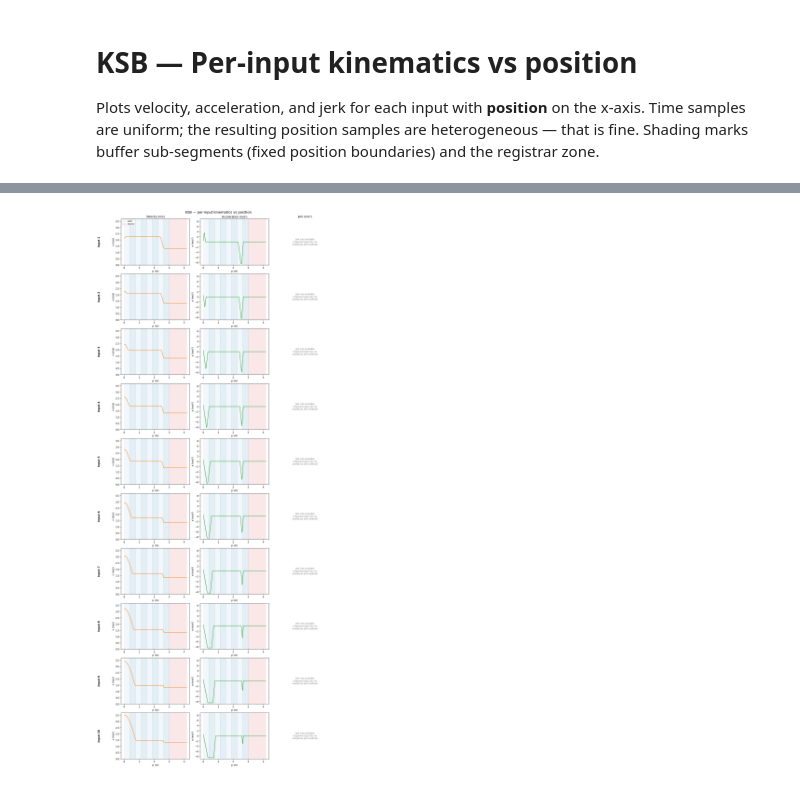
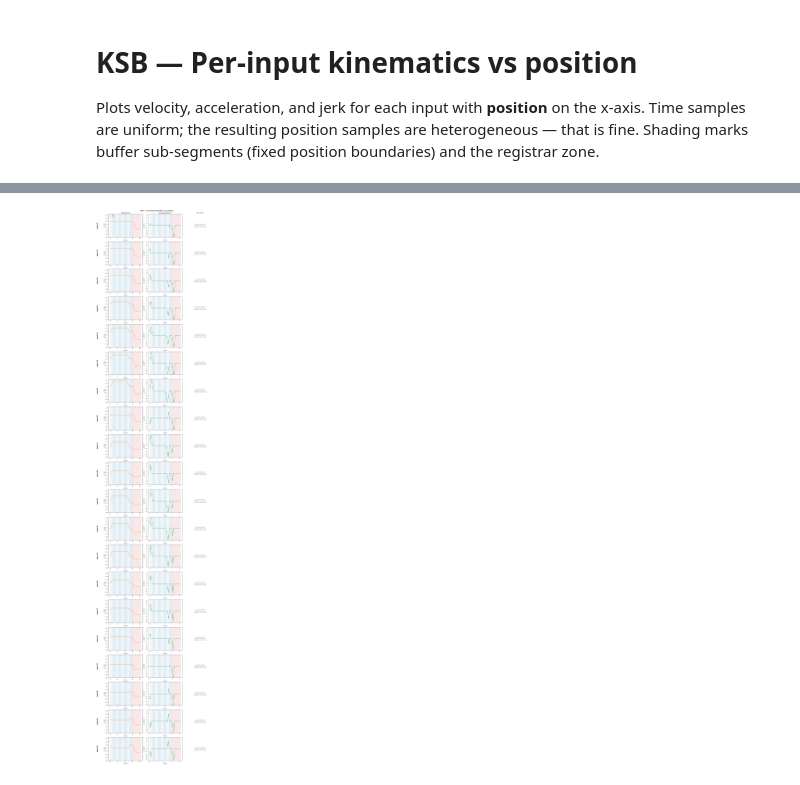
Before and after one commit to JvPost/Portfolio, a Jupyter notebook: ksb/notebooks/plot_inputs_vs_position.ipynb, the cells around one changed output, grey strips where cells are left out. Saved outputs shown, nothing was run; the diff lists cells and outputs as text; code cells hidden in the pictures.

```diff
--- a/ksb/notebooks/plot_inputs_vs_position.ipynb
+++ b/ksb/notebooks/plot_inputs_vs_position.ipynb
@@ -51,6 +51,6 @@ print(result.skip_indices)
 # %%
-N        = 10
-i_start  = 0
+N        = 20
+i_start  = 20
 n_samples = 500
 
 Vmax        = float(cfg.get('Vmax', 3.0))
@@ -126,31 +126,31 @@ for i in range(N):
 
     # col 1 — acceleration
     axes[i, 1].plot(pos, states[A], color='C2')
     _shade(axes[i, 1])
     axes[i, 1].set_xlabel('p (m)')
     axes[i, 1].set_ylabel('a (m/s²)')
     axes[i, 1].set_ylim(-1.05*Amax, 1.05*Amax)
 
     # col 2 — jerk
     if jerk is not None:
         axes[i, 2].plot(pos, jerk, color='C3')
         _shade(axes[i, 2])
         axes[i, 2].set_xlabel('p (m)')
         axes[i, 2].set_ylabel('j (m/s³)')
         axes[i, 2].set_ylim(-jmax * 1.05, jmax * 1.05)
     else:
         axes[i, 2].axis('off')
         axes[i, 2].text(
             0.5, 0.5,
             'Jerk not available\n(segment type has no\nanalytical jerk method)',
             ha='center', va='center',
             transform=axes[i, 2].transAxes,
             fontsize=9, color='gray',
         )
 
     if i == 0:
         axes[i, 0].legend(fontsize=7, loc='upper left')
 
 plt.show()
 # %% [output]
-[figure, old version]
+[figure, new version]
```
Also changed, not shown: parts of 2 cells of this notebook, 10 other files.
